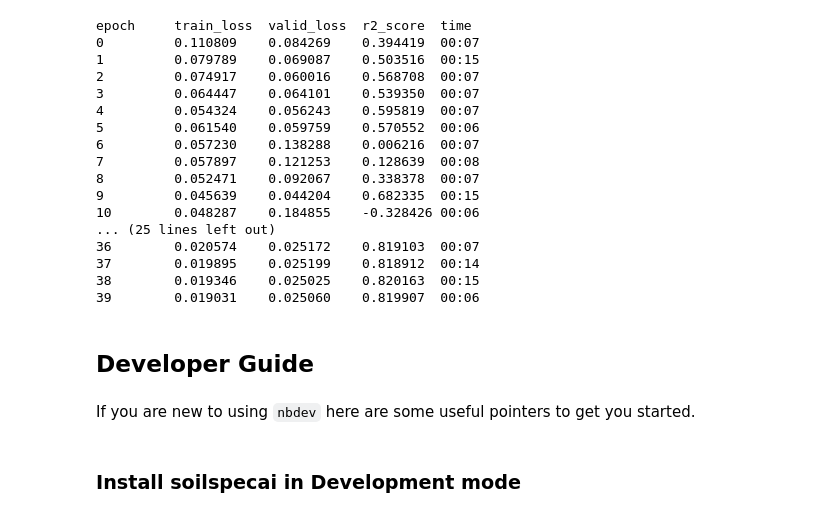
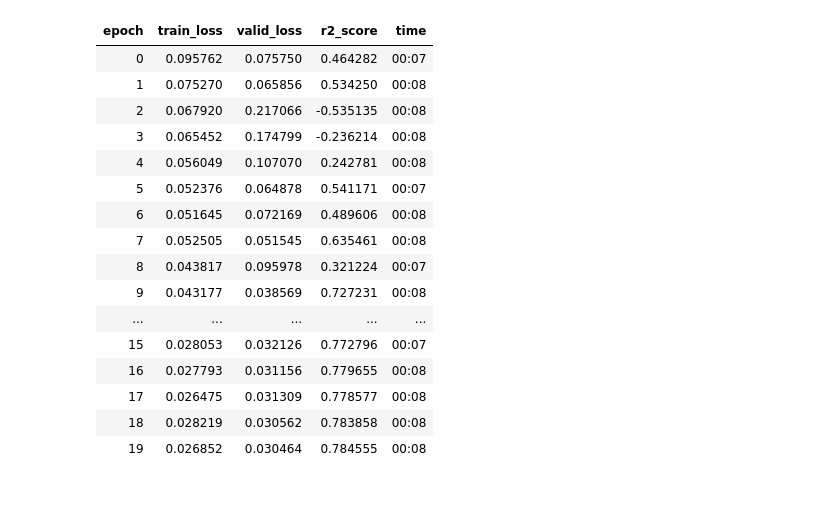
Before and after one commit to franckalbinet/soilspecdl, a Jupyter notebook: nbs/index.ipynb, the cells around one changed output. Saved outputs shown, nothing was run; the diff lists cells and outputs as text; code cells hidden in the pictures.

```diff
--- a/nbs/index.ipynb
+++ b/nbs/index.ipynb
@@ -77,3 +65,6 @@ from fastai.metrics import R2Score
 # %%
 #| eval: false
-learn = Learner(dls, MirzaiCNN(), loss_func=MSELossFlat(), metrics=R2Score())
+learn = Learner(
+    dls, MirzaiCNN(),
+    loss_func=MSELossFlat(),
+    metrics=R2Score())
@@ -89,27 +80,21 @@ SuggestedLRs(valley=0.0020892962347716093)
 # %%
 #| eval: false
-learn.fit_one_cycle(40, lr_max=1e-3)
+learn.fit_one_cycle(20, lr_max=1e-3)
 # %% [output]
-epoch     train_loss  valid_loss  r2_score  time
-0         0.110809    0.084269    0.394419  00:07
-1         0.079789    0.069087    0.503516  00:15
-2         0.074917    0.060016    0.568708  00:07
-3         0.064447    0.064101    0.539350  00:07
-4         0.054324    0.056243    0.595819  00:07
-5         0.061540    0.059759    0.570552  00:06
-6         0.057230    0.138288    0.006216  00:07
-7         0.057897    0.121253    0.128639  00:08
-8         0.052471    0.092067    0.338378  00:07
-9         0.045639    0.044204    0.682335  00:15
-10        0.048287    0.184855    -0.328426 00:06
-... (25 lines left out)
-36        0.020574    0.025172    0.819103  00:07
-37        0.019895    0.025199    0.818912  00:14
-38        0.019346    0.025025    0.820163  00:15
-39        0.019031    0.025060    0.819907  00:06
+| epoch | train_loss | valid_loss | r2_score | time |
+| 0 | 0.095762 | 0.075750 | 0.464282 | 00:07 |
+| 1 | 0.075270 | 0.065856 | 0.534250 | 00:08 |
+| 2 | 0.067920 | 0.217066 | -0.535135 | 00:08 |
+| 3 | 0.065452 | 0.174799 | -0.236214 | 00:08 |
+| 4 | 0.056049 | 0.107070 | 0.242781 | 00:08 |
+| 5 | 0.052376 | 0.064878 | 0.541171 | 00:07 |
+| 6 | 0.051645 | 0.072169 | 0.489606 | 00:08 |
+| 7 | 0.052505 | 0.051545 | 0.635461 | 00:08 |
+| 8 | 0.043817 | 0.095978 | 0.321224 | 00:07 |
+| 9 | 0.043177 | 0.038569 | 0.727231 | 00:08 |
+| ... | ... | ... | ... | ... |
+| 15 | 0.028053 | 0.032126 | 0.772796 | 00:07 |
+| 16 | 0.027793 | 0.031156 | 0.779655 | 00:08 |
+| 17 | 0.026475 | 0.031309 | 0.778577 | 00:08 |
+| 18 | 0.028219 | 0.030562 | 0.783858 | 00:08 |
+| 19 | 0.026852 | 0.030464 | 0.784555 | 00:08 |
-# %% [markdown]
-## Developer Guide
-# %% [markdown]
-If you are new to using `nbdev` here are some useful pointers to get you started.
-# %% [markdown]
-### Install soilspecai in Development mode
```
Also changed, not shown: parts of 32 cells of this notebook, 47 other files.
